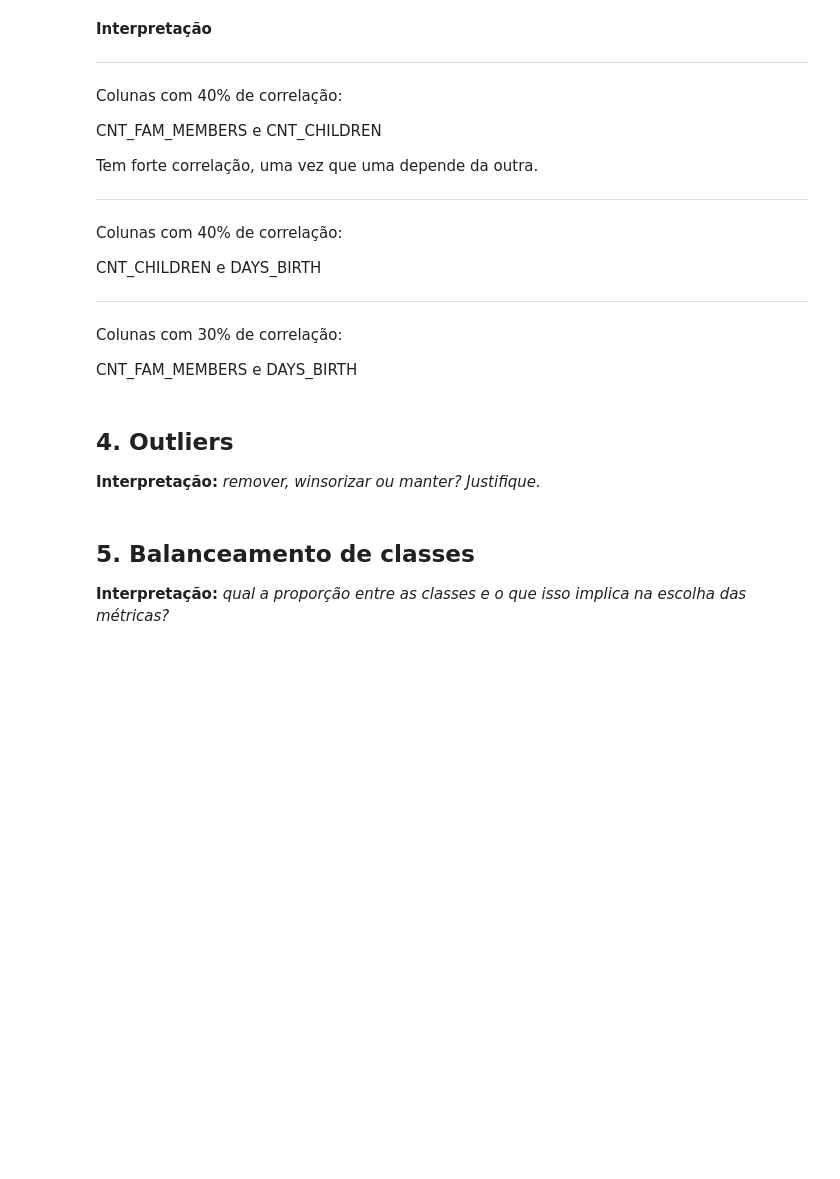
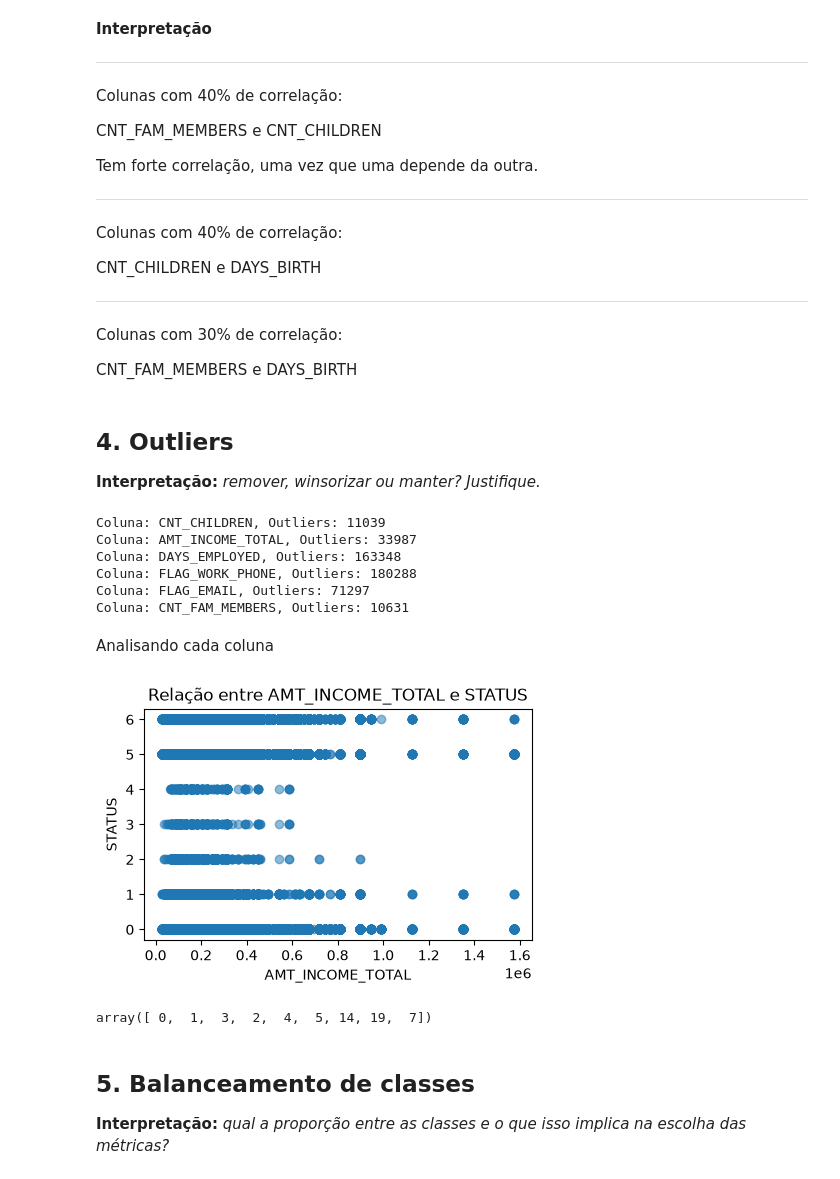
Before and after one commit to dianafismed/postech-tech-challenge-fase2, a Jupyter notebook: notebooks/01_eda.ipynb, the cells around one changed output. Cells and saved outputs as stored; diff of their text form; code cells hidden in the pictures; blank space fills up the shorter version.

```diff
--- a/notebooks/01_eda.ipynb
+++ b/notebooks/01_eda.ipynb
@@ -508,7 +508,7 @@ df.STATUS.unique()
 array([5, '1', '0', 6, '5', '4', '3', '2'], dtype=object)
 # %%
 # Mudando o tipo da coluna STATUS para inteiro
-df['STATUS'] = df['STATUS'].astype(int)
+df['STATUS'] = df['STATUS'].astype('int64')
 # %%
 # Plotando a matriz de correlação das variáveis numéricas
 
@@ -549,3 +547,41 @@ CNT_FAM_MEMBERS e DAYS_BIRTH
+# %%
+# Detecção de outliers usando o método do IQR (Interquartile Range) para as colunas numéricas:
+
+for col in df.select_dtypes(include=['float64', 'int64']).columns:
+  Q1 = df[col].quantile(0.25)
+  Q3 = df[col].quantile(0.75)
+  IQR = Q3 - Q1
+  lower_bound = Q1 - 1.5 * IQR
+  upper_bound = Q3 + 1.5 * IQR
+  outliers = df[(df[col] < lower_bound) | (df[col] > upper_bound)]
+  if not outliers.empty:
+    print(f"Coluna: {col}, Outliers: {len(outliers)}")
+# %% [output]
+Coluna: CNT_CHILDREN, Outliers: 11039
+Coluna: AMT_INCOME_TOTAL, Outliers: 33987
+Coluna: DAYS_EMPLOYED, Outliers: 163348
+Coluna: FLAG_WORK_PHONE, Outliers: 180288
+Coluna: FLAG_EMAIL, Outliers: 71297
+Coluna: CNT_FAM_MEMBERS, Outliers: 10631
+# %% [markdown]
+Analisando cada coluna
+# %%
+# AMT_INCOME_TOTAL
+
+# Plotando um gráfico de dispersão para a variável AMT_INCOME_TOTAL em relação à variável alvo STATUS
+plt.figure(figsize=(5, 3))
+plt.scatter(x=df.AMT_INCOME_TOTAL, y=df.STATUS, alpha=0.5)
+plt.title('Relação entre AMT_INCOME_TOTAL e STATUS')
+plt.xlabel('AMT_INCOME_TOTAL')
+plt.ylabel('STATUS')
+plt.show()
+# %% [output]
+[figure, added]
+# %%
+# CNT_CHILDREN
+df.CNT_CHILDREN.unique()
+# %% [output]
+array([ 0,  1,  3,  2,  4,  5, 14, 19,  7])
 # %% [markdown]
 ## 5. Balanceamento de classes
 
```
Also changed, not shown: parts of 2 cells of this notebook, 1 other file.
